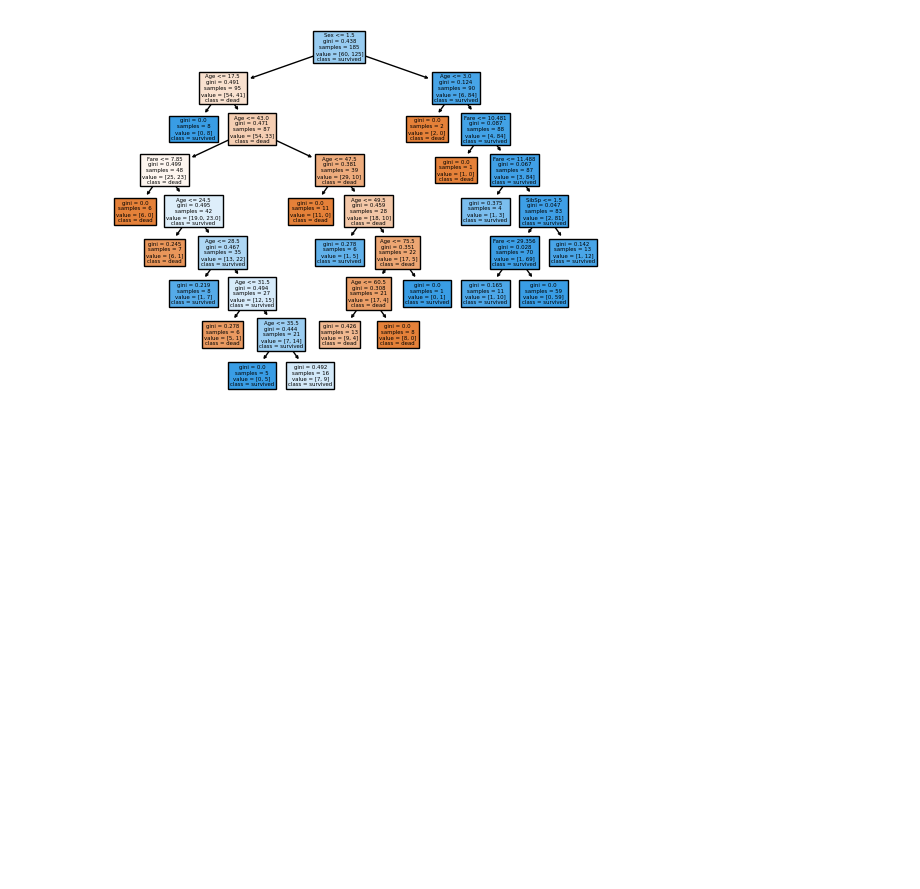
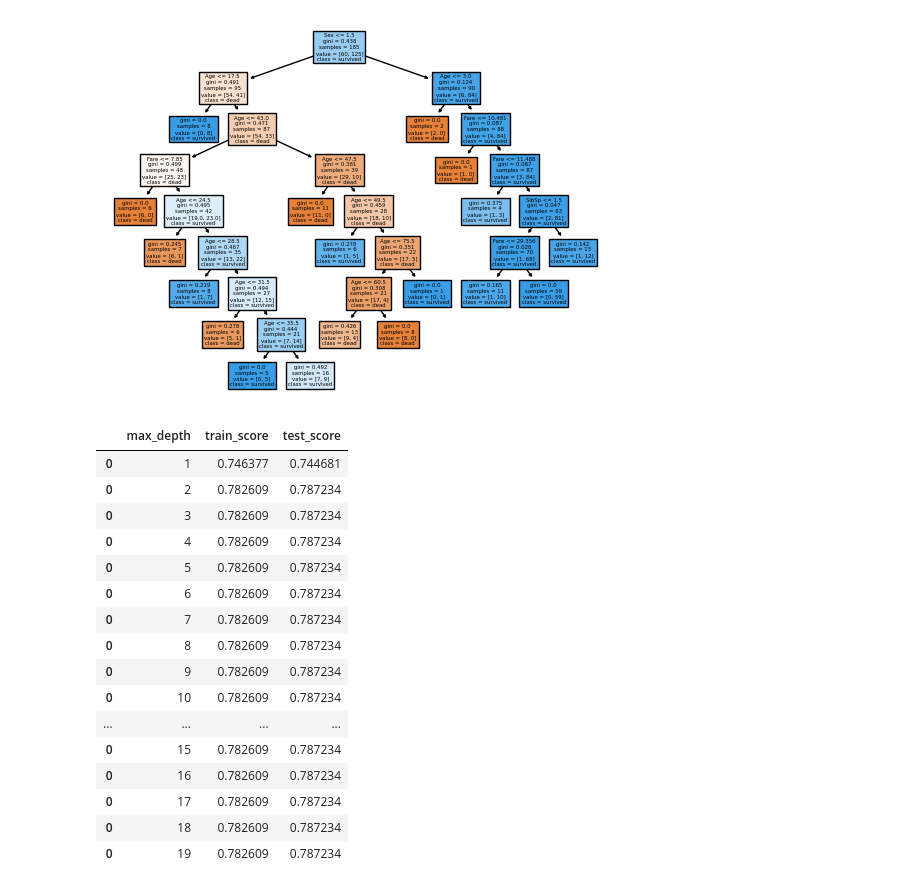
Before and after one commit to DagalSV/clone_BigData_2024, a Jupyter notebook: scikit/scikit-titanic.ipynb, the cells around one changed output. Drawn from its saved outputs; the diff is of its cells as text; code cells hidden in the pictures; blank space fills up the shorter version.

```diff
--- a/scikit/scikit-titanic.ipynb
+++ b/scikit/scikit-titanic.ipynb
@@ -96,15 +96,36 @@ tree.plot_tree(best_tree, filled=True, class_names=cn, feature_names=fn)
 # %%
 depth = 1
 f1 = 0
-max_depth_range = range(1,10)
+max_depth_range = range(1,20)
 rs = np.random.seed(0)
 
+score_data = pd.DataFrame()
 for max_depth in max_depth_range:
     clf = DecisionTreeClassifier(criterion='entropy', min_samples_split=32, class_weight='balanced', max_depth=max_depth, random_state=rs)
     clf.fit(x_train, y_train)
     y_pred = clf.predict(x_test)
     train_score = clf.score(x_train, y_train)
     test_score = clf.score(x_test, y_test)
     # score_data =  max_depth train_score test_score
+    temp_score_data = pd.DataFrame({'max_depth': [max_depth], 'train_score': [train_score], 'test_score': [test_score]})
+    score_data = pd.concat([score_data, temp_score_data])
 
-score_data
+score_data.head(20)
+# %% [output]
+|  | max_depth | train_score | test_score |
+| 0 | 1 | 0.746377 | 0.744681 |
+| 0 | 2 | 0.782609 | 0.787234 |
+| 0 | 3 | 0.782609 | 0.787234 |
+| 0 | 4 | 0.782609 | 0.787234 |
+| 0 | 5 | 0.782609 | 0.787234 |
+| 0 | 6 | 0.782609 | 0.787234 |
+| 0 | 7 | 0.782609 | 0.787234 |
+| 0 | 8 | 0.782609 | 0.787234 |
+| 0 | 9 | 0.782609 | 0.787234 |
+| 0 | 10 | 0.782609 | 0.787234 |
+| ... | ... | ... | ... |
+| 0 | 15 | 0.782609 | 0.787234 |
+| 0 | 16 | 0.782609 | 0.787234 |
+| 0 | 17 | 0.782609 | 0.787234 |
+| 0 | 18 | 0.782609 | 0.787234 |
+| 0 | 19 | 0.782609 | 0.787234 |
```
